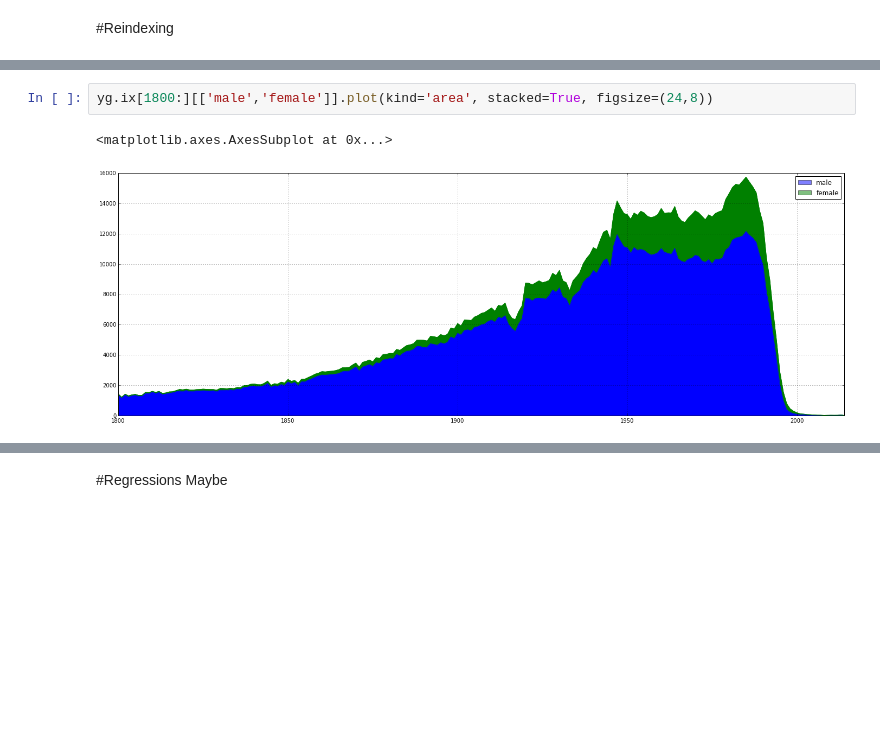
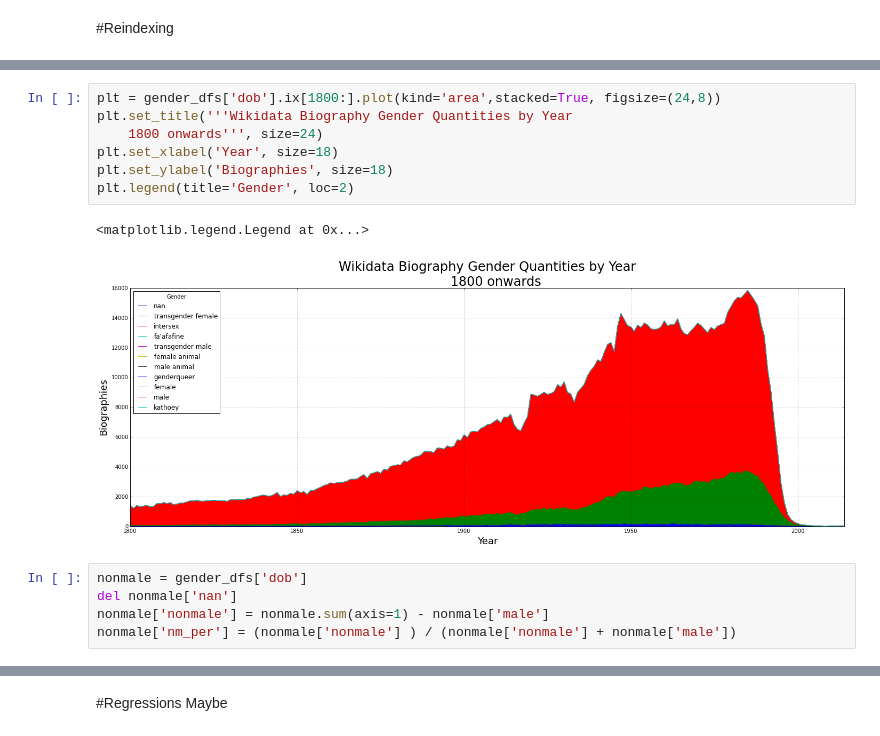
Before and after one commit to notconfusing/WIGI, a Jupyter notebook: gender-index-processing.ipynb, the cells around one changed output, grey strips where cells are left out. Cells and saved outputs as stored; diff of their text form; blank space fills up the shorter version.

```diff
--- a/gender-index-processing.ipynb
+++ b/gender-index-processing.ipynb
@@ -239,6 +173,16 @@ yg.plot(kind='area',stacked=True, figsize=(24,8))
-# %%
-yg.ix[1800:][['male','female']].plot(kind='area', stacked=True, figsize=(24,8))
-# %% [output]
-<matplotlib.axes.AxesSubplot at 0x...>
-[figure, removed]
+# %%
+plt = gender_dfs['dob'].ix[1800:].plot(kind='area',stacked=True, figsize=(24,8))
+plt.set_title('''Wikidata Biography Gender Quantities by Year
+    1800 onwards''', size=24)
+plt.set_xlabel('Year', size=18)
+plt.set_ylabel('Biographies', size=18)
+plt.legend(title='Gender', loc=2)
+# %% [output]
+<matplotlib.legend.Legend at 0x...>
+[figure, added]
+# %%
+nonmale = gender_dfs['dob']
+del nonmale['nan']
+nonmale['nonmale'] = nonmale.sum(axis=1) - nonmale['male']
+nonmale['nm_per'] = (nonmale['nonmale'] ) / (nonmale['nonmale'] + nonmale['male'])
 # %%
```
Also changed, not shown: parts of 35 cells of this notebook, 8 other files.
